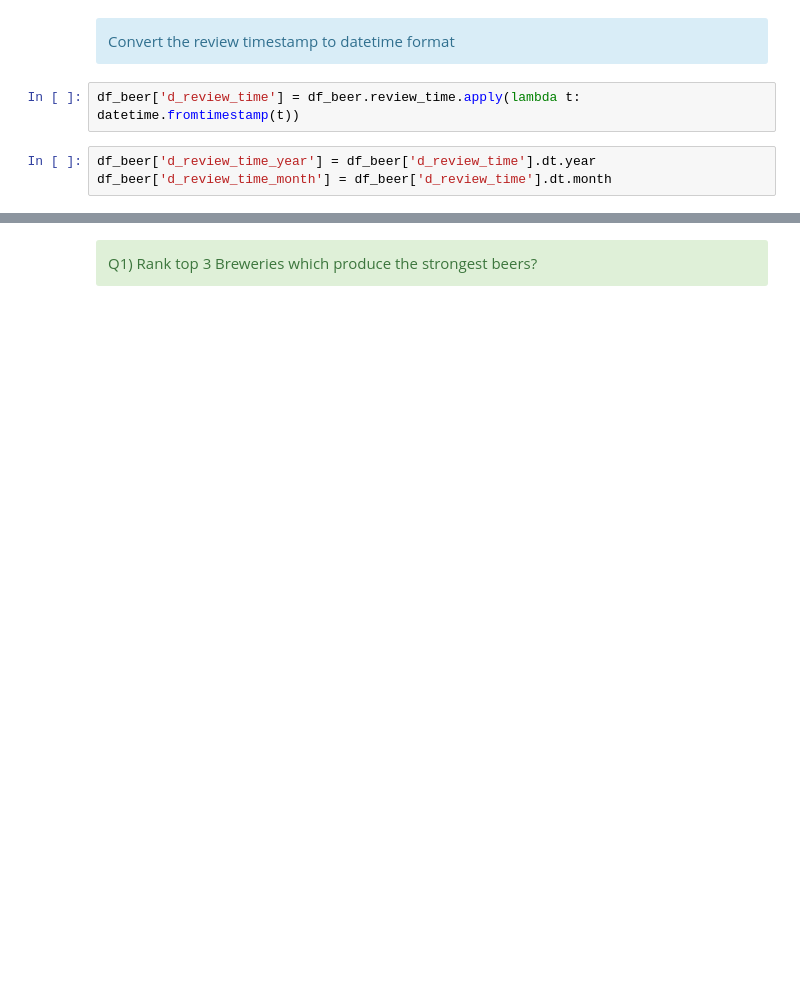
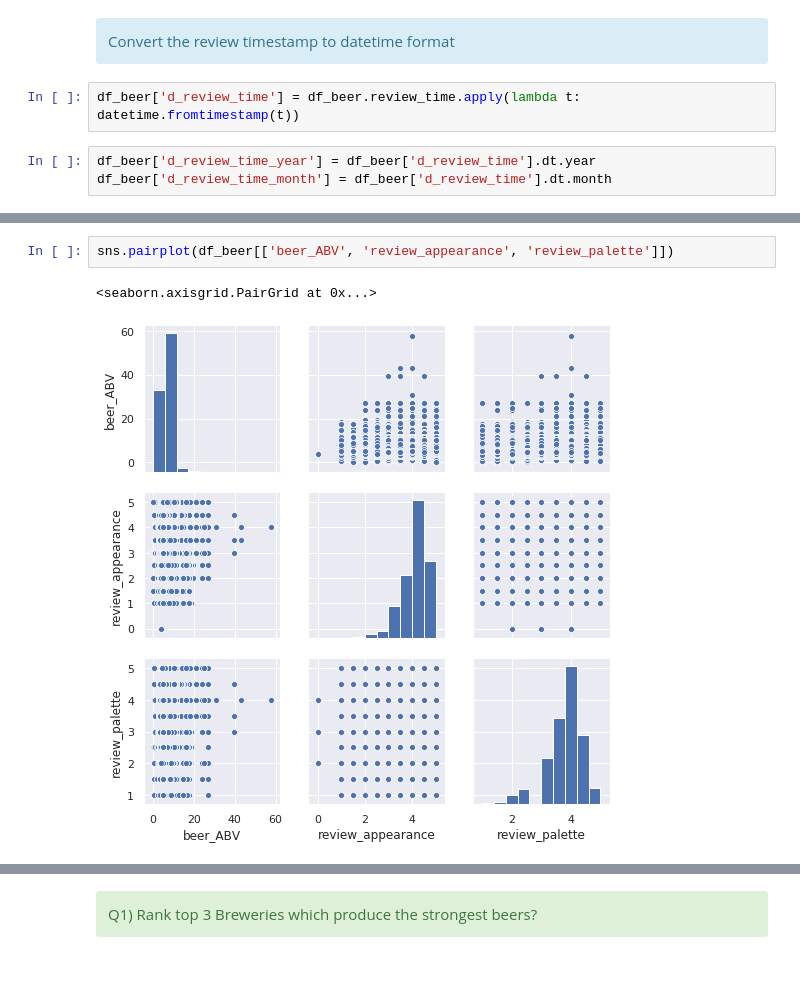
Before and after one commit to chetannitk/BeerDataScienceAssignment, a Jupyter notebook: notebooks/01-Exploratory-Data-Analysis.ipynb, the cells around one changed output, grey strips where cells are left out. Cells and saved outputs as stored; diff of their text form; blank space fills up the shorter version.

Commit message:
updated graphs

```diff
--- a/notebooks/01-Exploratory-Data-Analysis.ipynb
+++ b/notebooks/01-Exploratory-Data-Analysis.ipynb
@@ -141,0 +145,5 @@ df_beer['d_review_time_month'] = df_beer['d_review_time'].dt.month
+# %%
+sns.pairplot(df_beer[['beer_ABV', 'review_appearance', 'review_palette']])
+# %% [output]
+<seaborn.axisgrid.PairGrid at 0x...>
+[figure, added]
```
Also changed, not shown: parts of 4 cells of this notebook, 4 other files.
